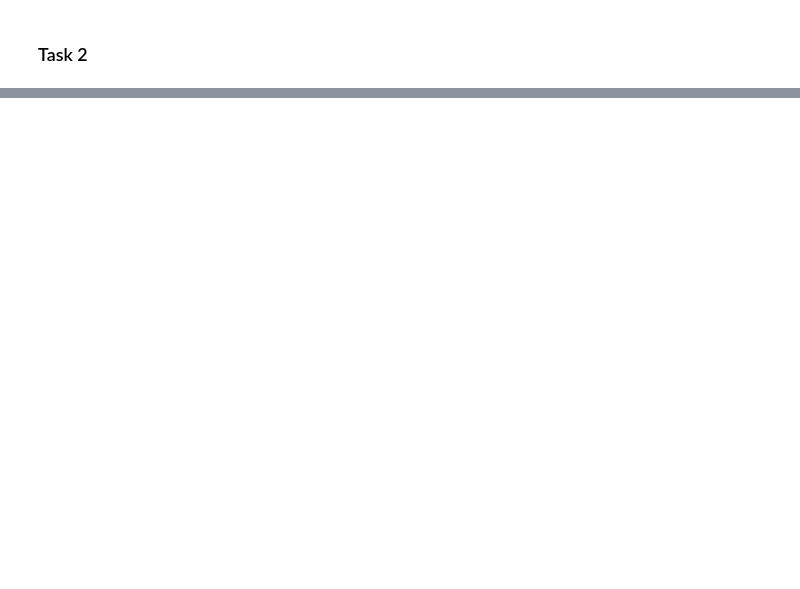
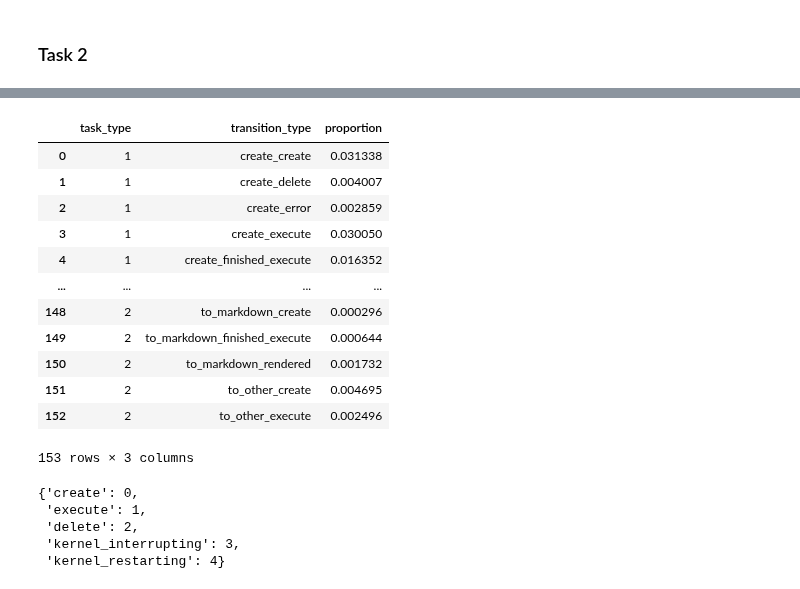
Before and after one commit to konstantgr/jupyter-logs-analysis, a Jupyter notebook: analysis/transitions_analysis.ipynb, the cells around one changed output, grey strips where cells are left out. Drawn from its saved outputs; the diff is of its cells as text; code cells hidden in the pictures; blank space fills up the shorter version.

```diff
--- a/analysis/transitions_analysis.ipynb
+++ b/analysis/transitions_analysis.ipynb
@@ -130,0 +171,34 @@ get_average_transition_graphs(task_transition_relations)[2]
+# %%
+task_event_transition_relations = event_transitions_merged.groupby(
+    ["task_type", 'user_id'], as_index=False
+) \
+    .transition_type.value_counts(normalize=True) \
+    .groupby(["task_type", 'transition_type'], as_index=False).proportion.mean()
+
+task_event_transition_relations
+# %% [output]
+|  | task_type | transition_type | proportion |
+| 0 | 1 | create_create | 0.031338 |
+| 1 | 1 | create_delete | 0.004007 |
+| 2 | 1 | create_error | 0.002859 |
+| 3 | 1 | create_execute | 0.030050 |
+| 4 | 1 | create_finished_execute | 0.016352 |
+| ... | ... | ... | ... |
+| 148 | 2 | to_markdown_create | 0.000296 |
+| 149 | 2 | to_markdown_finished_execute | 0.000644 |
+| 150 | 2 | to_markdown_rendered | 0.001732 |
+| 151 | 2 | to_other_create | 0.004695 |
+| 152 | 2 | to_other_execute | 0.002496 |
+153 rows × 3 columns
+# %%
+# labels = list(task_event_transition_relations.event_from.unique())
+labels = ['create', 'execute', 'delete',
+          'kernel_interrupting', 'kernel_restarting']
+labels_idx_mapping = {v: k for k, v in enumerate(labels)}
+labels_idx_mapping
+# %% [output]
+{'create': 0,
+ 'execute': 1,
+ 'delete': 2,
+ 'kernel_interrupting': 3,
+ 'kernel_restarting': 4}
```
Also changed, not shown: parts of 6 cells of this notebook, 1 other file.
